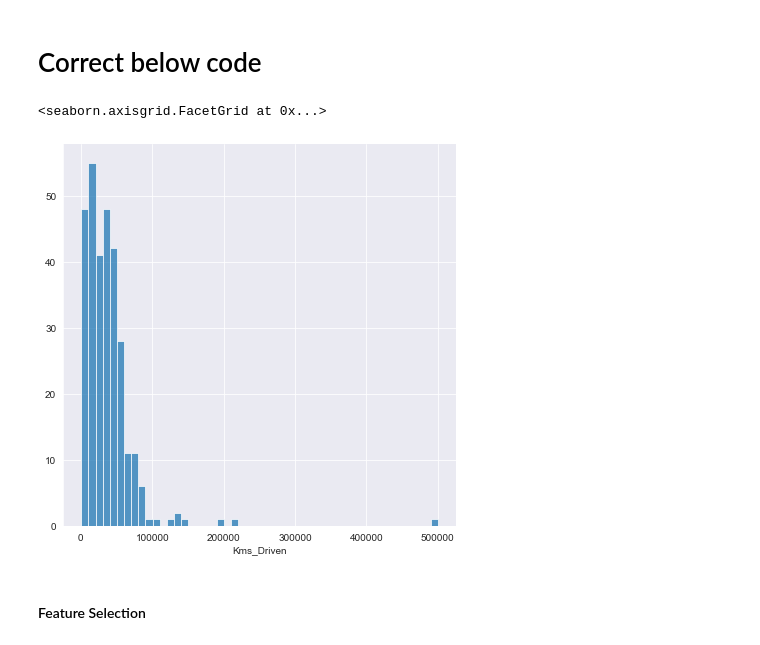
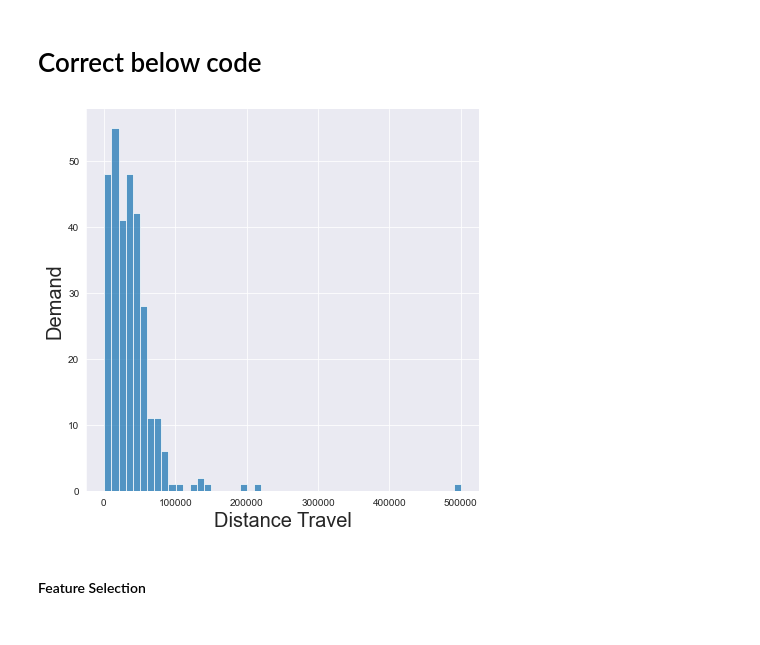
Before and after one commit to abhiraturi/Car_Prediction, a Jupyter notebook: Predicting_Car_Price_v2.ipynb, the cells around one changed output. Cells and saved outputs as stored; diff of their text form; code cells hidden in the pictures.

```diff
--- a/Predicting_Car_Price_v2.ipynb
+++ b/Predicting_Car_Price_v2.ipynb
@@ -222,12 +224,11 @@ plt.show()
 # %%
 sns.set_style("darkgrid")
 sns.FacetGrid(df,height=6).map(sns.histplot,"Kms_Driven")
-# plt.xlabel("Distance Travel",Fontsize=20)
-# plt.ylabel("Demand",Fontsize=20)
-# plt.show()
+plt.xlabel("Distance Travel",Fontsize=20)
+plt.ylabel("Demand",Fontsize=20)
+plt.show()
 # %% [output]
-<seaborn.axisgrid.FacetGrid at 0x...>
-[figure, old version]
+[figure, new version]
 # %% [markdown]
 #### Feature Selection
 # %% [markdown]
```
Also changed, not shown: parts of 4 cells of this notebook.
